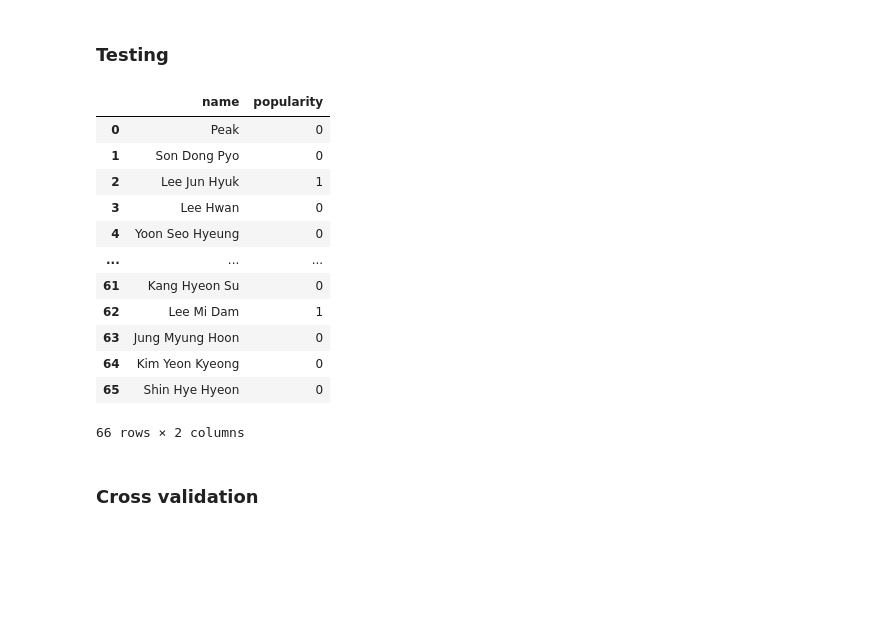
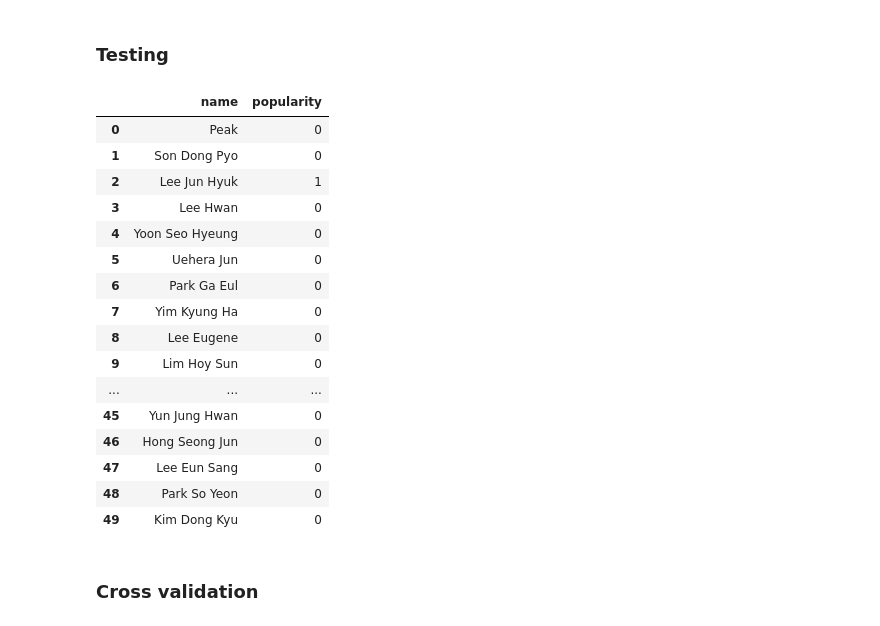
Before and after one commit to KamilaSadykova/Predicting-the-popularity-of-the-future-k-pop-idol, a Jupyter notebook: Project.ipynb, the cells around one changed output. Drawn from its saved outputs; the diff is of its cells as text; code cells hidden in the pictures; blank space fills up the shorter version.

```diff
--- a/Project.ipynb
+++ b/Project.ipynb
@@ -486,21 +497,25 @@ submission = pd.DataFrame({
 # %%
 submission.to_csv('datasets/submission.csv', index=False)
 submission = pd.read_csv('datasets/submission.csv')
-submission.head(66)
+submission.head(50)
 # %% [output]
 |  | name | popularity |
 | 0 | Peak | 0 |
 | 1 | Son Dong Pyo | 0 |
 | 2 | Lee Jun Hyuk | 1 |
 | 3 | Lee Hwan | 0 |
 | 4 | Yoon Seo Hyeung | 0 |
+| 5 | Uehera Jun | 0 |
+| 6 | Park Ga Eul | 0 |
+| 7 | Yim Kyung Ha | 0 |
+| 8 | Lee Eugene | 0 |
+| 9 | Lim Hoy Sun | 0 |
 | ... | ... | ... |
-| 61 | Kang Hyeon Su | 0 |
-| 62 | Lee Mi Dam | 1 |
-| 63 | Jung Myung Hoon | 0 |
-| 64 | Kim Yeon Kyeong | 0 |
-| 65 | Shin Hye Hyeon | 0 |
+| 45 | Yun Jung Hwan | 0 |
+| 46 | Hong Seong Jun | 0 |
+| 47 | Lee Eun Sang | 0 |
+| 48 | Park So Yeon | 0 |
+| 49 | Kim Dong Kyu | 0 |
-66 rows × 2 columns
 # %% [markdown]
 ### Cross validation
 # %%
```
Also changed, not shown: parts of 4 cells of this notebook.
